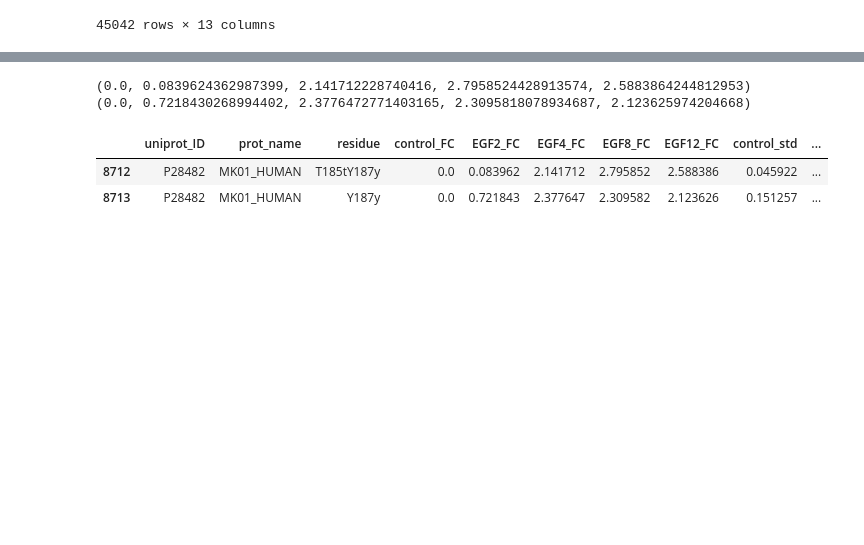
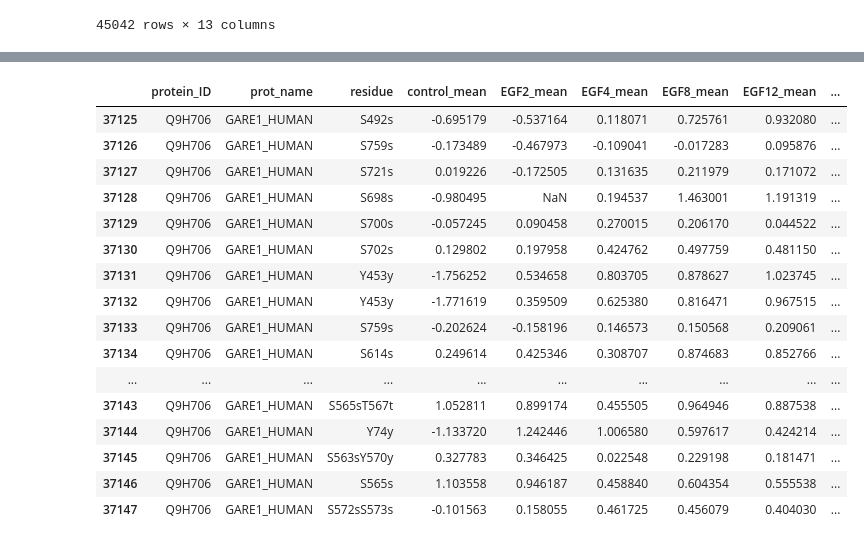
Before and after one commit to IgnacioNavas/TMT_Data_analysis, a Jupyter notebook: Data_filtration_and_processing.ipynb, the cells around one changed output, grey strips where cells are left out. Saved outputs shown, nothing was run; the diff lists cells and outputs as text; code cells hidden in the pictures; blank space fills up the shorter version.

```diff
--- a/Data_filtration_and_processing.ipynb
+++ b/Data_filtration_and_processing.ipynb
@@ -373,7 +375,7 @@ Stimulation with EGF. time points at 0, 2, 4, 8, and 12
 
 I asume that this data is already del log transformation. I am going to take the data, calculate the average of ht replicates in the time points and then calculate the fold change respect the control.
 # %%
-p146_raw = pd.read_excel("External_Data/phospho_proteomics_data_P146/MCF10A_EGF_timecourse_data_20211112.xlsx", sheet_name="MCF10A_phospho")
+p146_raw = pd.read_excel("External_Data/P146_Feng_Song_phospho_proteomics_data/Data/MCF10A_EGF_timecourse_data_20211112.xlsx", sheet_name="MCF10A_phospho")
 p146_raw
 # %% [output]
 |  | Peptide | Site | UniProt | Protein | Residue | avgRII | AScore | MCF10A_Control_R1_01 | ... |
@@ -407,7 +409,7 @@ p146_simplified
 | 45041 | Q9Y6Y8 | S23IP_HUMAN | T896t | -0.211960 | -0.227837 | 0.013472 | ... |
 45042 rows × 13 columns
 # %%
-columns = ["uniprot_ID", "prot_name", "residue",
+columns = ["protein_ID", "prot_name", "residue",
            "control_mean", "EGF2_mean", "EGF4_mean", "EGF8_mean", "EGF12_mean",
            "control_std", "EGF2_std", "EGF4_std", "EGF8_std", "EGF12_std"]
 df = pd.DataFrame(columns=columns)
@@ -429,6 +431,6 @@ for row in p146_simplified.itertuples():
     row_list.append(np.std(row[12:]))
 
     df.loc[len(df)] = row_list
-df.to_excel("External_Data/phospho_proteomics_data_P146/timecourse_mean_data.xlsx", index=False)
+df.to_excel("External_Data/P146_Feng_Song_phospho_proteomics_data/Data/timecourse_mean_data.xlsx", index=False)
 df
 # %% [output]
@@ -446,8 +448,8 @@ df
 | 45041 | Q9Y6Y8 | S23IP_HUMAN | T896t | -0.219899 | 0.004746 | 0.104668 | 0.213115 | -0.011284 | ... |
 45042 rows × 13 columns
 # %%
-df = pd.read_excel("External_Data/phospho_proteomics_data_P146/timecourse_mean_data.xlsx")
-columns = ["uniprot_ID", "prot_name", "residue",
+df = pd.read_excel("External_Data/P146_Feng_Song_phospho_proteomics_data/Data/timecourse_mean_data.xlsx")
+columns = ["protein_ID", "prot_name", "residue",
            "control_FC", "EGF2_FC", "EGF4_FC", "EGF8_FC", "EGF12_FC",
            "control_std", "EGF2_std", "EGF4_std", "EGF8_std", "EGF12_std"]
 
@@ -456,7 +458,7 @@ conditions= ["control_mean", "EGF2_mean", "EGF4_mean", "EGF8_mean", "EGF12_mean"
 sd = ["control_std", "EGF2_std", "EGF4_std", "EGF8_std", "EGF12_std"]
 for row in df.iterrows():
     row_list= []
-    row_list.append(row[1]["uniprot_ID"])
+    row_list.append(row[1]["protein_ID"])
     row_list.append(row[1]["prot_name"])
     row_list.append(row[1]["residue"])
 
@@ -468,6 +470,6 @@ for row in df.iterrows():
 
     df_fc.loc[len(df_fc)] = row_list
 
-df_fc.to_excel("External_Data/phospho_proteomics_data_P146/timecourse_FC_data.xlsx", index=False)
+df_fc.to_excel("External_Data/P146_Feng_Song_phospho_proteomics_data/Data/timecourse_FC_data.xlsx", index=False)
 df_fc
 # %% [output]
@@ -485,14 +487,22 @@ df_fc
 | 45041 | Q9Y6Y8 | S23IP_HUMAN | T896t | 0.0 | 0.224645 | 0.324567 | 0.433014 | 0.208614 | 0.007938 | ... |
 45042 rows × 13 columns
 # %%
-test = df_fc.loc[df_fc["uniprot_ID"] == "P28482"].copy()
-for row in test.itertuples():
-    print(row[4:9])
-
-test
+df.loc[df_fc["protein_ID"] == "Q9H706"]
 # %% [output]
-(0.0, 0.0839624362987399, 2.141712228740416, 2.7958524428913574, 2.5883864244812953)
-(0.0, 0.7218430268994402, 2.3776472771403165, 2.3095818078934687, 2.123625974204668)
-|  | uniprot_ID | prot_name | residue | control_FC | EGF2_FC | EGF4_FC | EGF8_FC | EGF12_FC | control_std | ... |
-| 8712 | P28482 | MK01_HUMAN | T185tY187y | 0.0 | 0.083962 | 2.141712 | 2.795852 | 2.588386 | 0.045922 | ... |
-| 8713 | P28482 | MK01_HUMAN | Y187y | 0.0 | 0.721843 | 2.377647 | 2.309582 | 2.123626 | 0.151257 | ... |
+|  | protein_ID | prot_name | residue | control_mean | EGF2_mean | EGF4_mean | EGF8_mean | EGF12_mean | ... |
+| 37125 | Q9H706 | GARE1_HUMAN | S492s | -0.695179 | -0.537164 | 0.118071 | 0.725761 | 0.932080 | ... |
+| 37126 | Q9H706 | GARE1_HUMAN | S759s | -0.173489 | -0.467973 | -0.109041 | -0.017283 | 0.095876 | ... |
+| 37127 | Q9H706 | GARE1_HUMAN | S721s | 0.019226 | -0.172505 | 0.131635 | 0.211979 | 0.171072 | ... |
+| 37128 | Q9H706 | GARE1_HUMAN | S698s | -0.980495 | NaN | 0.194537 | 1.463001 | 1.191319 | ... |
+| 37129 | Q9H706 | GARE1_HUMAN | S700s | -0.057245 | 0.090458 | 0.270015 | 0.206170 | 0.044522 | ... |
+| 37130 | Q9H706 | GARE1_HUMAN | S702s | 0.129802 | 0.197958 | 0.424762 | 0.497759 | 0.481150 | ... |
+| 37131 | Q9H706 | GARE1_HUMAN | Y453y | -1.756252 | 0.534658 | 0.803705 | 0.878627 | 1.023745 | ... |
+| 37132 | Q9H706 | GARE1_HUMAN | Y453y | -1.771619 | 0.359509 | 0.625380 | 0.816471 | 0.967515 | ... |
+| 37133 | Q9H706 | GARE1_HUMAN | S759s | -0.202624 | -0.158196 | 0.146573 | 0.150568 | 0.209061 | ... |
+| 37134 | Q9H706 | GARE1_HUMAN | S614s | 0.249614 | 0.425346 | 0.308707 | 0.874683 | 0.852766 | ... |
+| ... | ... | ... | ... | ... | ... | ... | ... | ... | ... |
+| 37143 | Q9H706 | GARE1_HUMAN | S565sT567t | 1.052811 | 0.899174 | 0.455505 | 0.964946 | 0.887538 | ... |
+| 37144 | Q9H706 | GARE1_HUMAN | Y74y | -1.133720 | 1.242446 | 1.006580 | 0.597617 | 0.424214 | ... |
+| 37145 | Q9H706 | GARE1_HUMAN | S563sY570y | 0.327783 | 0.346425 | 0.022548 | 0.229198 | 0.181471 | ... |
+| 37146 | Q9H706 | GARE1_HUMAN | S565s | 1.103558 | 0.946187 | 0.458840 | 0.604354 | 0.555538 | ... |
+| 37147 | Q9H706 | GARE1_HUMAN | S572sS573s | -0.101563 | 0.158055 | 0.461725 | 0.456079 | 0.404030 | ... |
```
Also changed, not shown: parts of 3 cells of this notebook, 2 other files.
